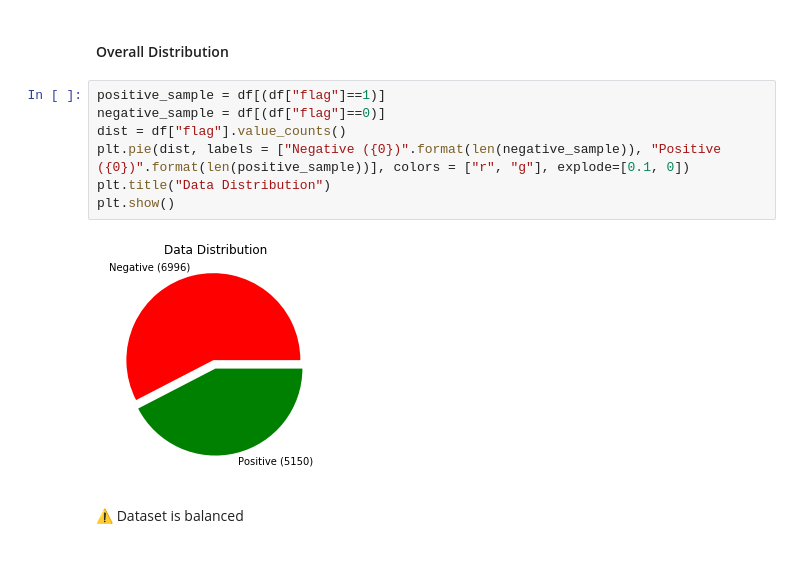
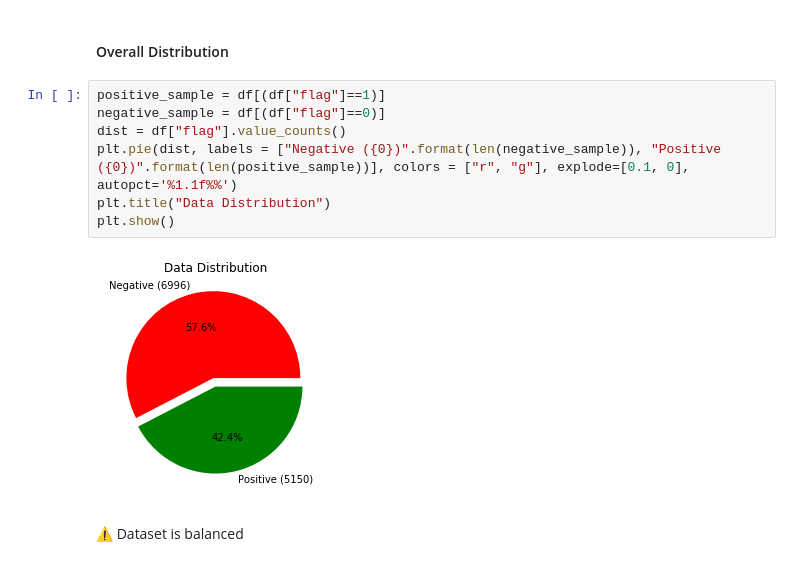
Before and after one commit to sepandhaghighi/Ethereum-Fraud-Detection-Visualization, a Jupyter notebook: 2.ipynb, the cells around one changed output. Cells and saved outputs as stored; diff of their text form.

```diff
--- a/2.ipynb
+++ b/2.ipynb
@@ -82,12 +82,12 @@ df.describe()
 # %%
 positive_sample = df[(df["flag"]==1)]
 negative_sample = df[(df["flag"]==0)]
 dist = df["flag"].value_counts()
-plt.pie(dist, labels = ["Negative ({0})".format(len(negative_sample)), "Positive ({0})".format(len(positive_sample))], colors = ["r", "g"], explode=[0.1, 0])
+plt.pie(dist, labels = ["Negative ({0})".format(len(negative_sample)), "Positive ({0})".format(len(positive_sample))], colors = ["r", "g"], explode=[0.1, 0], autopct='%1.1f%%')
 plt.title("Data Distribution")
 plt.show()
 # %% [output]
-[figure, old version]
+[figure, new version]
 # %% [markdown]
 ⚠️ Dataset is balanced
 # %% [markdown]
```
Also changed, not shown: parts of 3 cells of this notebook, 2 other files.
